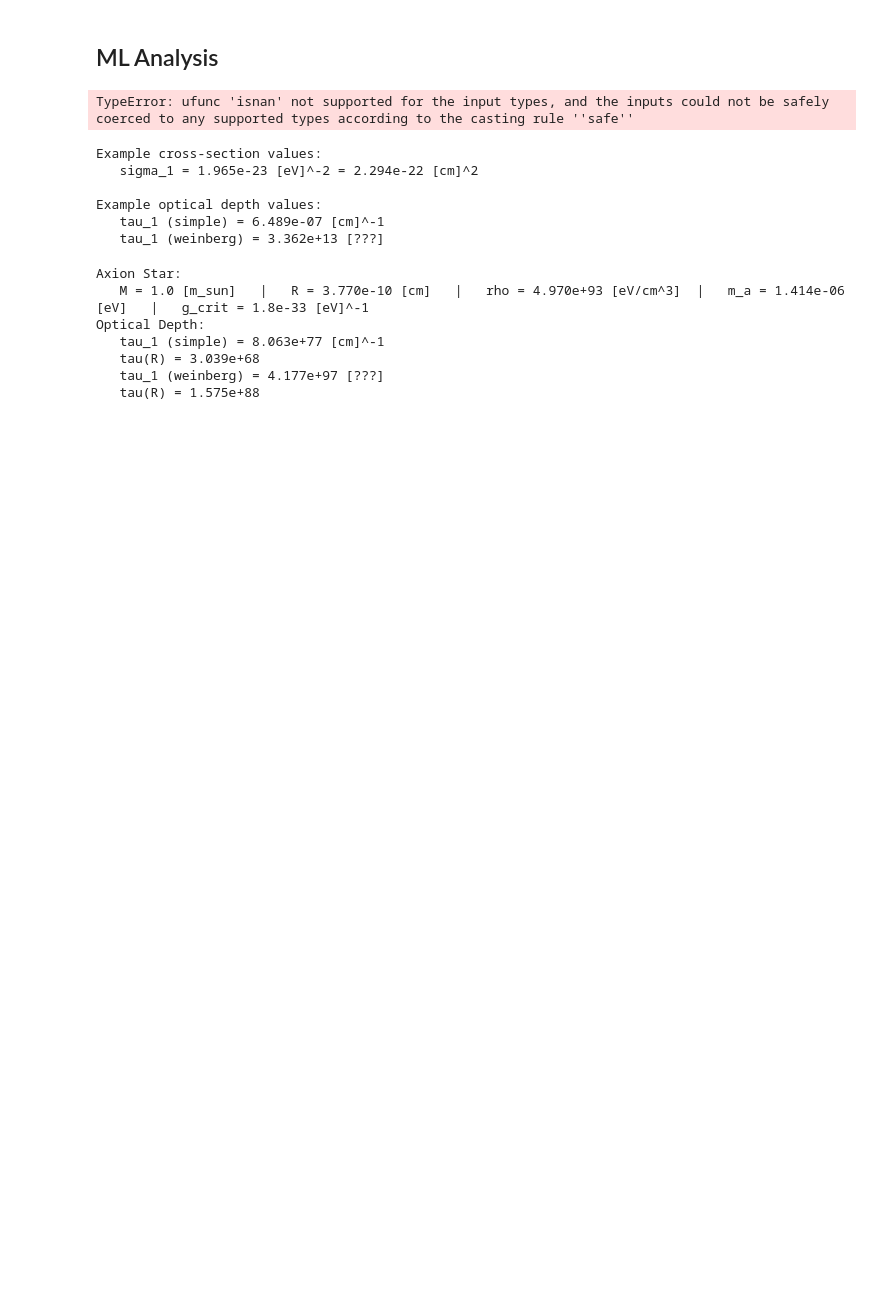
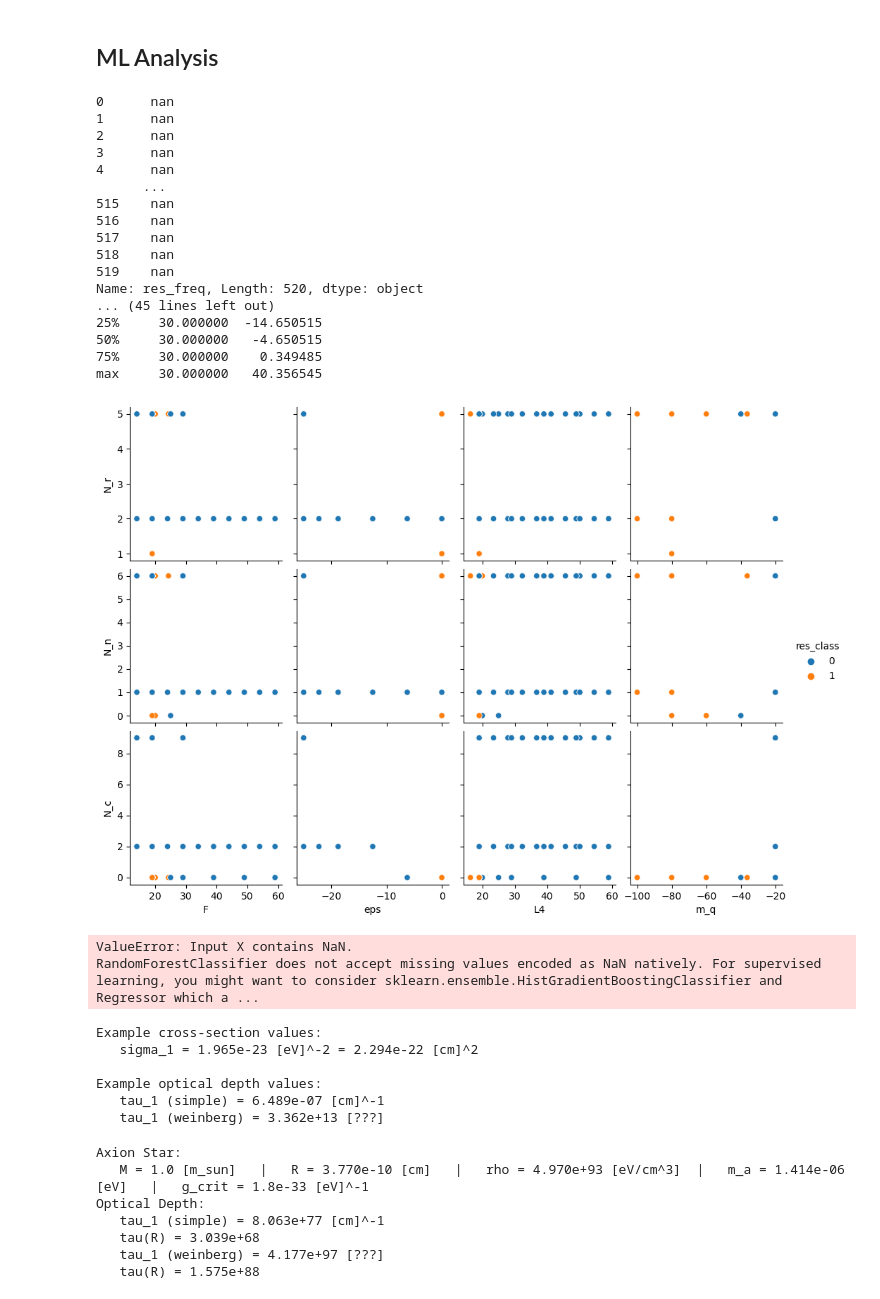
Before and after one commit to LoaneShark/pyAxiverse, a Jupyter notebook: param-analysis.ipynb, the cells around one changed output. Saved outputs shown, nothing was run; the diff lists cells and outputs as text; code cells hidden in the pictures; blank space fills up the shorter version.

```diff
--- a/param-analysis.ipynb
+++ b/param-analysis.ipynb
@@ -984,6 +977,7 @@ Fixed params:
 ## Preprocess data for ML analysis pipeline and assign numerical labels to string-valued parameters
 from sklearn import preprocessing
 X_df = pd.DataFrame.copy(corr_df, deep=True)
+print(X_df['res_freq'])
 X_df['res_freq'] = X_df['res_freq'].map(lambda x: np.nan if x is None or x == 'None' else x, na_action='ignore')
 le = preprocessing.LabelEncoder()
 label_cols = ['config_name', 'int_method', 'res_class', 'res_band_class', 'res_band_0', 'res_band_1']
@@ -997,42 +991,62 @@ for col in X_df:
         if len(X_df[col].unique()) <= 1 and col not in keep_params:
             #if col in input_parameters or col in sim_settings_parameters:
                 drop_col(col, plot_data_in=X_df, plot_params_in=[])
+
 overwrite_nans = True
 if overwrite_nans:
-    X_df = X_df.map(lambda x: -1 if np.isnan(x) else x)
+    X_df = X_df.map(lambda x: -1 if pd.isnull(x) or x == np.nan else x)
 print(X_df.describe())
+
+# Pair plot for N_r, N_n, N_c, F
+pp = sns.pairplot(X_df,  x_vars=['F', 'eps', 'L4', 'm_q'], y_vars=['N_r', 'N_n', 'N_c'], hue='res_class')
+plt.show()
 
 # Split data into train and test
 train, test = train_test_split(X_df, test_size=0.3)
 
 # Separate inputs and outputs
 #output_params = ['res_class']
 output_params = ['res_class', 'res_ratio_f', 'res_ratio_m', 'res_freq_class', 'res_band_class', 'time_elapsed']
 dependent_params = ['m_0', 'm_u', 't_u']
 train_params = [out_param for out_param in output_params if out_param in train.columns]
 drop_params = train_params + dependent_params
 
 X_train = train.drop(columns=drop_params)
 y_train = train[train_params]
 X_test = test.drop(columns=drop_params)
 y_test = test[train_params]
 
 # Model training and prediction
 clf = RandomForestClassifier()
 clf.fit(X_train, y_train['res_class'])  # For 'res_class', repeat for others
 # Feature Importance
 res_importance = clf.feature_importances_
 
 ## Visualization
 # Plot feature importance
 sns.barplot(x=res_importance, y=X_train.columns)
 #plt.show()
-
-# Pair plot for N_r, N_n, N_c, F
-pp = sns.pairplot(X_df,  x_vars=['F', 'eps', 'L4', 'm_q'], y_vars=['N_r', 'N_n', 'N_c'], hue='res_class')
-plt.show()
 # %% [output]
-TypeError: ufunc 'isnan' not supported for the input types, and the inputs could not be safely coerced to any supported types according to the casting rule ''safe''
+0      nan
+1      nan
+2      nan
+3      nan
+4      nan
+      ...
+515    nan
+516    nan
+517    nan
+518    nan
+519    nan
+Name: res_freq, Length: 520, dtype: object
+... (45 lines left out)
+25%     30.000000  -14.650515
+50%     30.000000   -4.650515
+75%     30.000000    0.349485
+max     30.000000   40.356545
+[figure, added]
+ValueError: Input X contains NaN.
+RandomForestClassifier does not accept missing values encoded as NaN natively. For supervised learning, you might want to consider sklearn.ensemble.HistGradientBoostingClassifier and Regressor which a ...
 # %%
 ## Optical Depth Calculations (WIP)
 if True:
```
Also changed, not shown: parts of 3 cells of this notebook, 7 other files.
